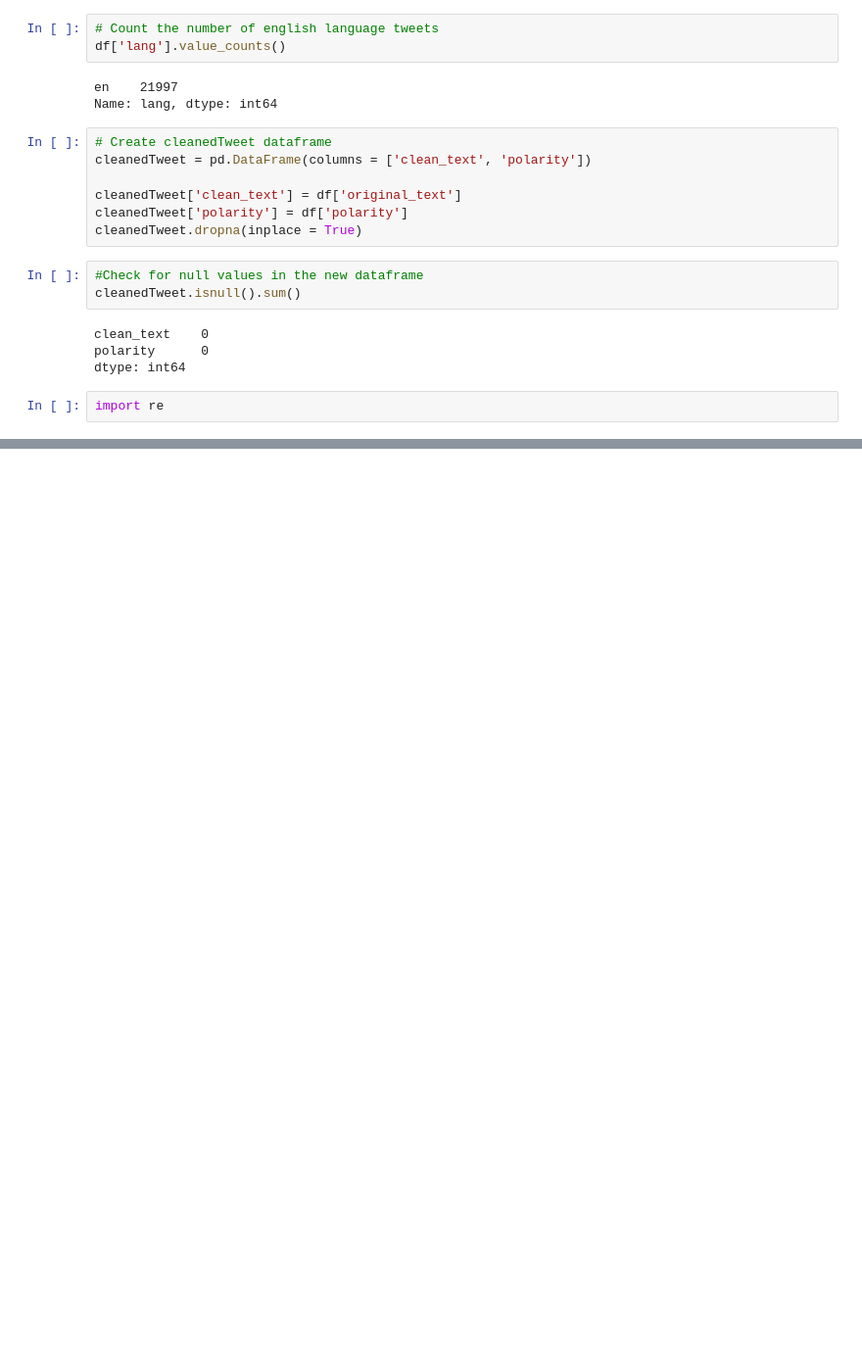
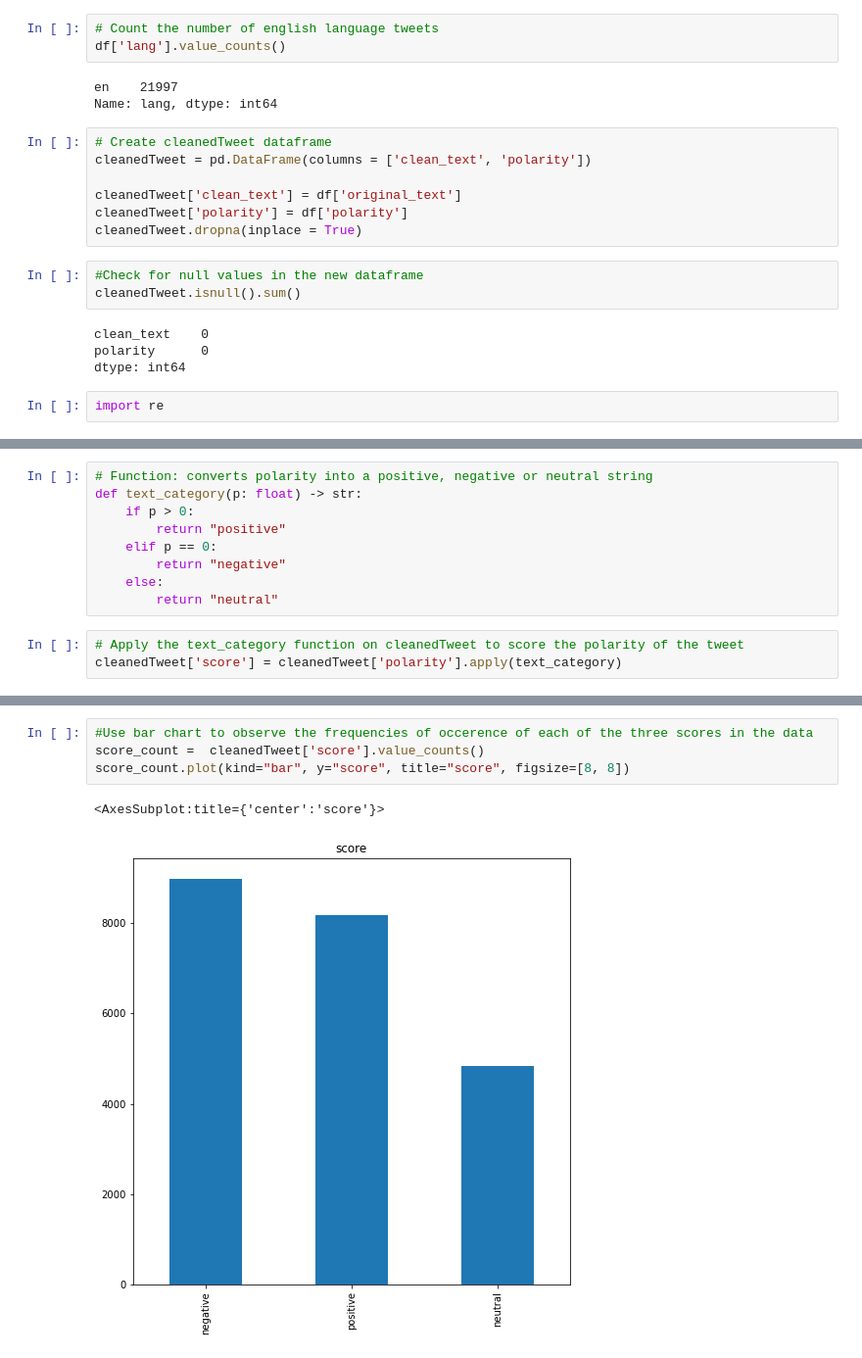
Before and after one commit to michaelgetachew-abebe/Twitter-Data-Analysis, a Jupyter notebook: Task_3/exploration_and_preprocessing.ipynb, the cells around one changed output, grey strips where cells are left out. Shown: that part at 98% size. Drawn from its saved outputs; the diff is of its cells as text; blank space fills up the shorter version.

Commit message:
feat(added): added visualization esentials barchar and pie chart

```diff
--- a/Task_3/exploration_and_preprocessing.ipynb
+++ b/Task_3/exploration_and_preprocessing.ipynb
@@ -129 +129,13 @@ cleanedTweet
 21997 rows × 2 columns
+# %%
+# Function: converts polarity into a positive, negative or neutral string
+def text_category(p: float) -> str:
+    if p > 0:
+        return "positive"
+    elif p == 0:
+        return "negative"
+    else:
+        return "neutral"
+# %%
+# Apply the text_category function on cleanedTweet to score the polarity of the tweet
+cleanedTweet['score'] = cleanedTweet['polarity'].apply(text_category)
@@ -129,0 +166,7 @@ cleanedTweet
+# %%
+#Use bar chart to observe the frequencies of occerence of each of the three scores in the data
+score_count =  cleanedTweet['score'].value_counts()
+score_count.plot(kind="bar", y="score", title="score", figsize=[8, 8])
+# %% [output]
+<AxesSubplot:title={'center':'score'}>
+[figure, added]
```
Also changed, not shown: parts of 6 cells of this notebook.
